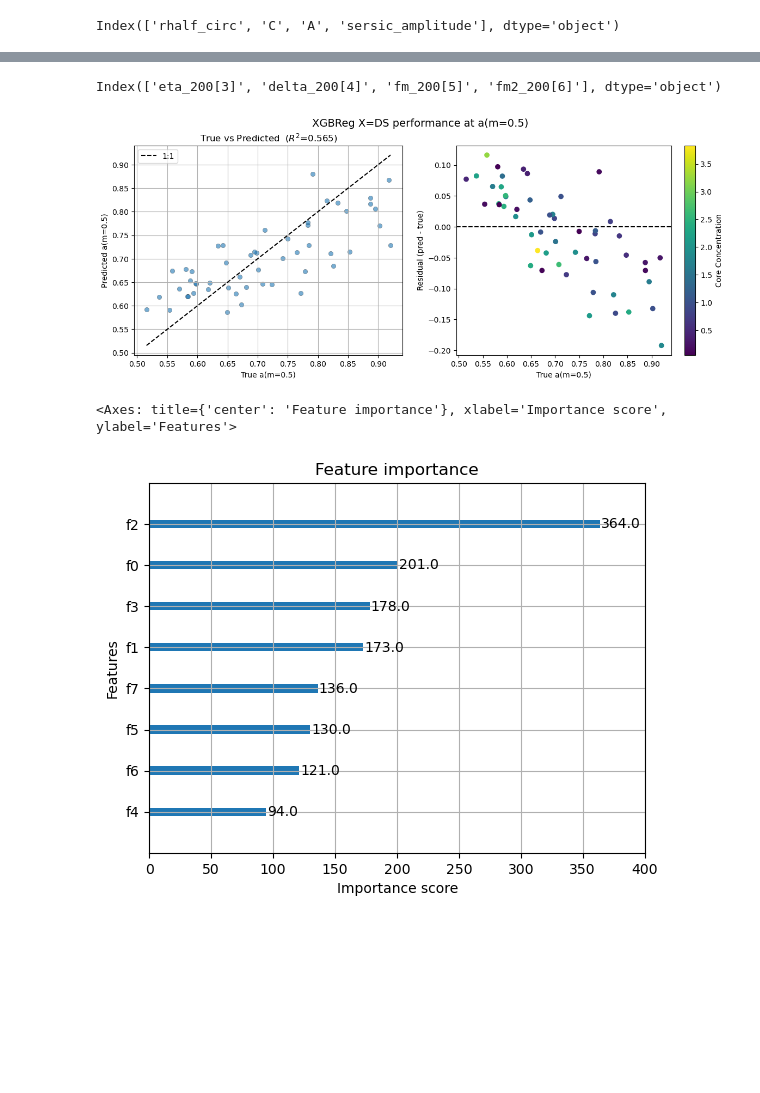
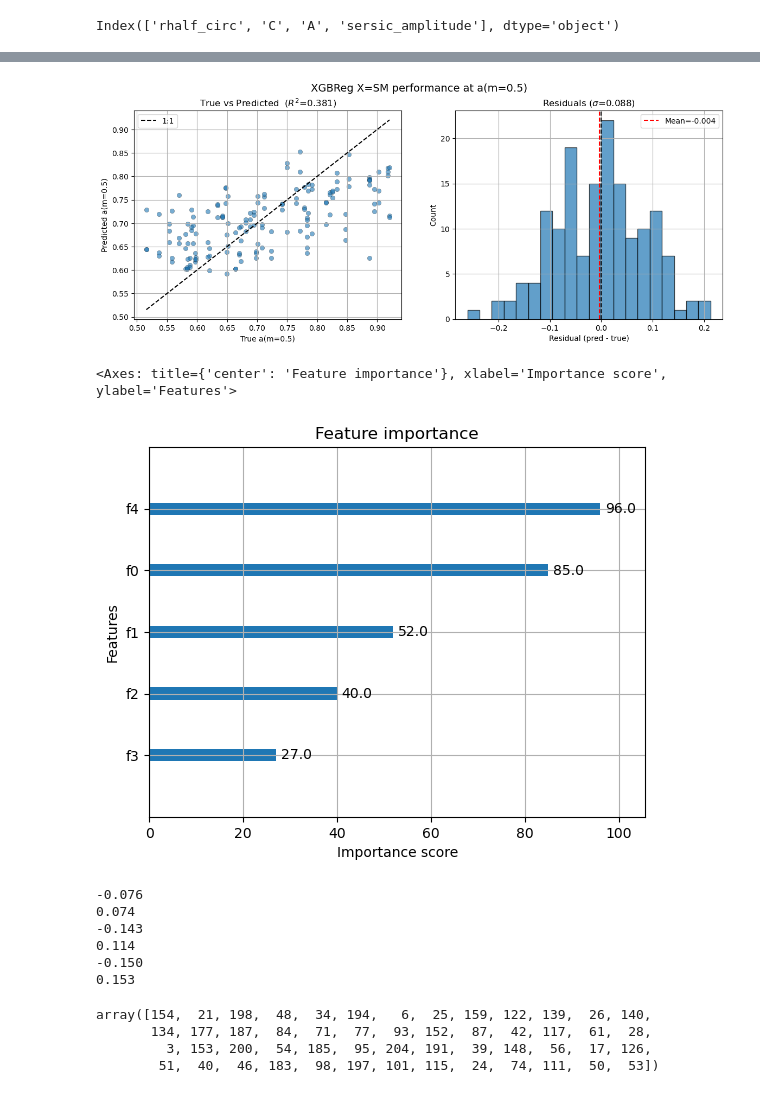
Before and after one commit to Kabelo-T/cluster_morph, a Jupyter notebook: xgbreg.ipynb, the cells around one changed output, grey strips where cells are left out. Saved outputs shown, nothing was run; the diff lists cells and outputs as text; code cells hidden in the pictures; blank space fills up the shorter version.

```diff
--- a/xgbreg.ipynb
+++ b/xgbreg.ipynb
@@ -198,50 +132,59 @@ baseline mean r2: -0.0008539850541140481
-# %%
-dsdf.columns
-# %% [output]
-Index(['eta_200[3]', 'delta_200[4]', 'fm_200[5]', 'fm2_200[6]'], dtype='object')
 # %%
 fig, axs = plt.subplots(1, 2, figsize=(14, 5))
-fig.suptitle(f'XGBReg X=DS performance at a(m={m})', fontsize=14)
+fig.suptitle(f'XGBReg X=SM performance at a(m={m})', fontsize=14)
 
 # true vs predicted
 axs[0].scatter(a50_test, preds, alpha=0.6, edgecolors='k', linewidths=0.3)
 lims = [min(a50_test.min(), preds.min()), max(a50_test.max(), preds.max())]
 axs[0].plot(lims, lims, 'k--', label='1:1')
 axs[0].set_xlabel(f'True a(m={m})')
 axs[0].set_ylabel(f'Predicted a(m={m})')
 axs[0].set_title(f'True vs Predicted  ($R^2$={r2:.3f})')
 axs[0].legend()
 axs[0].grid()
 
-# # Residual histogram
-# axs[1].hist(residuals, bins=20, edgecolor='k', alpha=0.7)
-# axs[1].axvline(0, color='k', linestyle='--')
-# axs[1].axvline(residuals.mean(), color='red', linestyle='--',
-#                label=f'Mean={residuals.mean():.3f}')
-# axs[1].set_xlabel('Residual (pred - true)')
-# axs[1].set_ylabel('Count')
-# axs[1].set_title(rf'Residuals ($\sigma$={residuals.std():.3f})')
-# axs[1].legend()
-# axs[1].grid()
+# Residual histogram
+axs[1].hist(residuals, bins=20, edgecolor='k', alpha=0.7)
+axs[1].axvline(0, color='k', linestyle='--')
+axs[1].axvline(residuals.mean(), color='red', linestyle='--',
+               label=f'Mean={residuals.mean():.3f}')
+axs[1].set_xlabel('Residual (pred - true)')
+axs[1].set_ylabel('Count')
+axs[1].set_title(rf'Residuals ($\sigma$={residuals.std():.3f})')
+axs[1].legend()
+axs[1].grid()
 
-# these names are NOT always correct, just for quick plotting
-x_test_rh = x_test[:, 0]
-x_test_conc = x_test[:, 1]
-x_test_A = x_test[:, 2]
-x_test_sa = x_test[:, 3]
-x_test_m14 = x_test[:, 4]
-x_test_cc = x_test[:, 5]
+# # these names are NOT always correct, just for quick plotting
+# x_test_rh = x_test[:, 0]
+# x_test_conc = x_test[:, 1]
+# x_test_A = x_test[:, 2]
+# x_test_sa = x_test[:, 3]
+# x_test_m14 = x_test[:, 4]
+# x_test_cc = x_test[:, 5]
 
-sc = axs[1].scatter(a50_test, residuals, c=x_test_cc)
-axs[1].axhline(0, color='k', linestyle='--')
-axs[1].set_xlabel(f'True a(m={m})')
-axs[1].set_ylabel('Residual (pred - true)')
-plt.colorbar(sc, ax=axs[1], label='Core Concentration')
+# sc = axs[1].scatter(a50_test, residuals, c=x_test_cc)
+# axs[1].axhline(0, color='k', linestyle='--')
+# axs[1].set_xlabel(f'True a(m={m})')
+# axs[1].set_ylabel('Residual (pred - true)')
+# plt.colorbar(sc, ax=axs[1], label='Core Concentration')
 
 plt.show()
 
 xgb.plot_importance(regressor)
 # %% [output]
-[figure, old version]
+[figure, new version]
 <Axes: title={'center': 'Feature importance'}, xlabel='Importance score', ylabel='Features'>
-[figure, old version]
+[figure, new version]
+# %%
+for feature in [smdf['rhalf_circ'], smdf['C'], smdf['A'],
+                smdf['sersic_amplitude'], iconc, m14_stacked]:
+    feature = feature.to_numpy() if isinstance(feature, pd.Series) else feature
+    corr = spearmanr(residuals, feature[stacked_test_idx]).correlation
+    print(f'{corr:.3f}')
+# %% [output]
+-0.076
+0.074
+-0.143
+0.114
+-0.150
+0.153
@@ -247,0 +218,7 @@ xgb.plot_importance(regressor)
+# %%
+test_idx
+# %% [output]
+array([154,  21, 198,  48,  34, 194,   6,  25, 159, 122, 139,  26, 140,
+       134, 177, 187,  84,  71,  77,  93, 152,  87,  42, 117,  61,  28,
+         3, 153, 200,  54, 185,  95, 204, 191,  39, 148,  56,  17, 126,
+        51,  40,  46, 183,  98, 197, 101, 115,  24,  74, 111,  50,  53])
```
Also changed, not shown: parts of 9 cells of this notebook, 4 other files.
